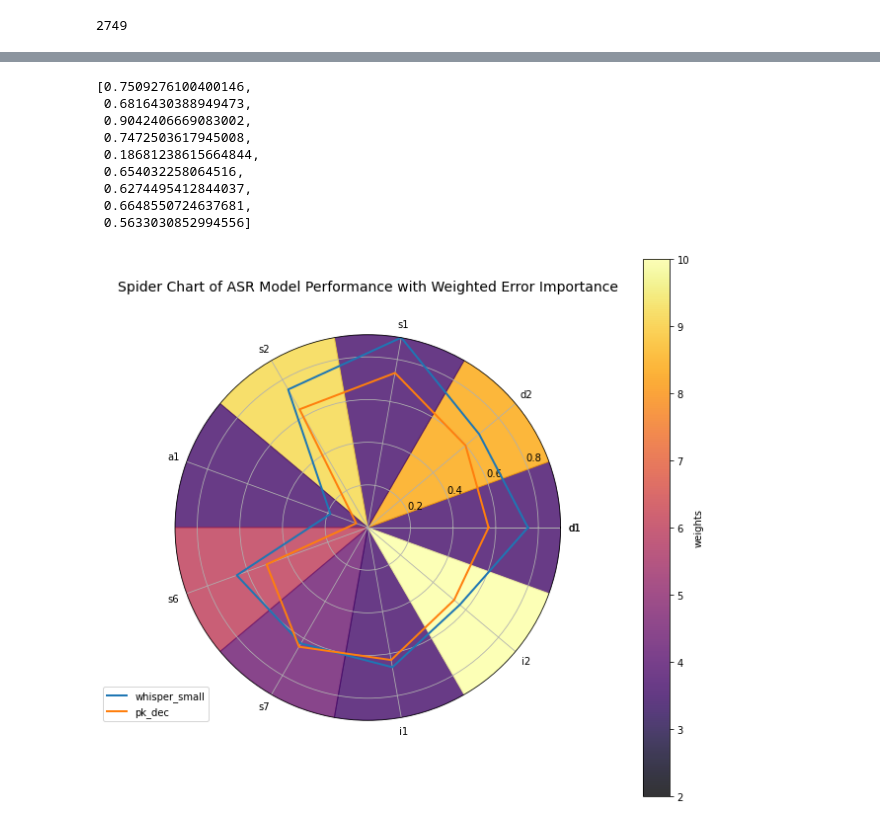
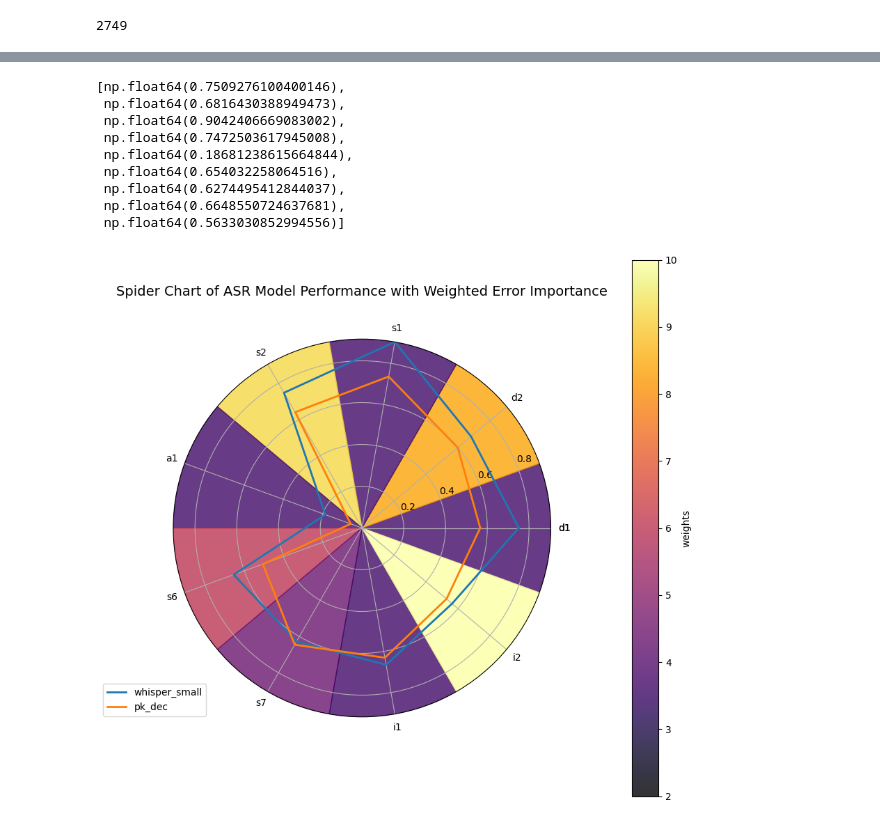
Before and after one commit to burki/asr-finetune, a Jupyter notebook: asr-classification/plot_error_types.ipynb, the cells around one changed output, grey strips where cells are left out. Saved outputs shown, nothing was run; the diff lists cells and outputs as text; code cells hidden in the pictures.

```diff
--- a/asr-classification/plot_error_types.ipynb
+++ b/asr-classification/plot_error_types.ipynb
@@ -66,10 +62,25 @@ error_types = list(weights.keys())
 # probability of error occurance
 model_1_scores = []
 model_2_scores = []
-# df_cleaned = df[df['fehler'] != "error"]
+## df_cleaned = df[df['fehler'] != "error"]
+#for error in error_types:
+#    df_cleaned_1 = df_model_1[df_model_1[f"{error} warum"] != "fehler"]
+#    model_1_scores += [(df_cleaned_1[f"{error} p"]*df_cleaned_1[f"{error} N"]).sum()/ len(df_cleaned_1) ]
+#
+#    df_cleaned_2 = df_model_2[df_model_2[f"{error} warum"] != "fehler"]
+#    model_2_scores += [(df_cleaned_2[f"{error} p"]*df_cleaned_2[f"{error} N"]).sum()/ len(df_cleaned_2) ]
+
 for error in error_types:
     df_cleaned_1 = df_model_1[df_model_1[f"{error} warum"] != "fehler"]
-    model_1_scores += [(df_cleaned_1[f"{error} p"]*df_cleaned_1[f"{error} N"]).sum()/ len(df_cleaned_1) ]
+    if len(df_cleaned_1) > 0:
+        val1 = (df_cleaned_1[f"{error} p"] * df_cleaned_1[f"{error} N"]).sum() / len(df_cleaned_1)
+    else:
+        val1 = 0.0
+    model_1_scores.append(val1)
 
     df_cleaned_2 = df_model_2[df_model_2[f"{error} warum"] != "fehler"]
-    model_2_scores += [(df_cleaned_2[f"{error} p"]*df_cleaned_2[f"{error} N"]).sum()/ len(df_cleaned_2) ]
+    if len(df_cleaned_2) > 0:
+        val2 = (df_cleaned_2[f"{error} p"] * df_cleaned_2[f"{error} N"]).sum() / len(df_cleaned_2)
+    else:
+        val2 = 0.0
+    model_2_scores.append(val2)
@@ -141,15 +277,15 @@ plt.show()
 # %%
 model_1_scores
 # %% [output]
-[0.7509276100400146,
- 0.6816430388949473,
- 0.9042406669083002,
- 0.7472503617945008,
- 0.18681238615664844,
- 0.654032258064516,
- 0.6274495412844037,
- 0.6648550724637681,
- 0.5633030852994556]
+[np.float64(0.7509276100400146),
+ np.float64(0.6816430388949473),
+ np.float64(0.9042406669083002),
+ np.float64(0.7472503617945008),
+ np.float64(0.18681238615664844),
+ np.float64(0.654032258064516),
+ np.float64(0.6274495412844037),
+ np.float64(0.6648550724637681),
+ np.float64(0.5633030852994556)]
 # %%
 from math import pi
 from matplotlib.patches import Rectangle
@@ -200,35 +336,36 @@ for i in range(len(normalized_weights) ):
 #         alpha=0.2  # Transparency
 #     )
     ax.add_patch(rect)
 # ax.scatter(0,0)
 ax.set_ylim(0, max_score)
 
 # Add a colorbar to show the mapping
 sm = plt.cm.ScalarMappable(cmap='inferno', norm=norm)
 sm.set_array([])
-plt.colorbar(sm, label='weights', pad=0.15, alpha=0.8)
+#plt.colorbar(sm, label='weights', pad=0.15, alpha=0.8)
+fig.colorbar(sm, ax=ax, label='weights', pad=0.15, alpha=0.8)
 
 
 # Plot data
 ax.plot(angles, model_1_scores_, linewidth=2, linestyle='solid', label=label_model_1)
 # ax.fill(angles, model_1_scores_, alpha=0.25)
 
 ax.plot(angles, model_2_scores_, linewidth=2, linestyle='solid', label=label_model_2)
 # ax.fill(angles, model_2_scores_, alpha=0.25)
 
 # Add category labels
 # ax.set_yticks([])  # Hide radial axis labels
 
 ax.set_xticks(angles)  # Adjust for closing loop
 ax.set_xticklabels(categories, fontsize=10, ha='center', va='center', rotation=45)
 
 # Title and legend
 plt.title("Spider Chart of ASR Model Performance with Weighted Error Importance", size=14, y=1.1)
 plt.legend(loc='upper right', bbox_to_anchor=(0.1, 0.1))
 
 plt.show()
 # %% [output]
-[figure, old version]
+[figure, new version]
 # %%
 weights
 # %% [output]
```
Also changed, not shown: parts of 49 cells of this notebook.
